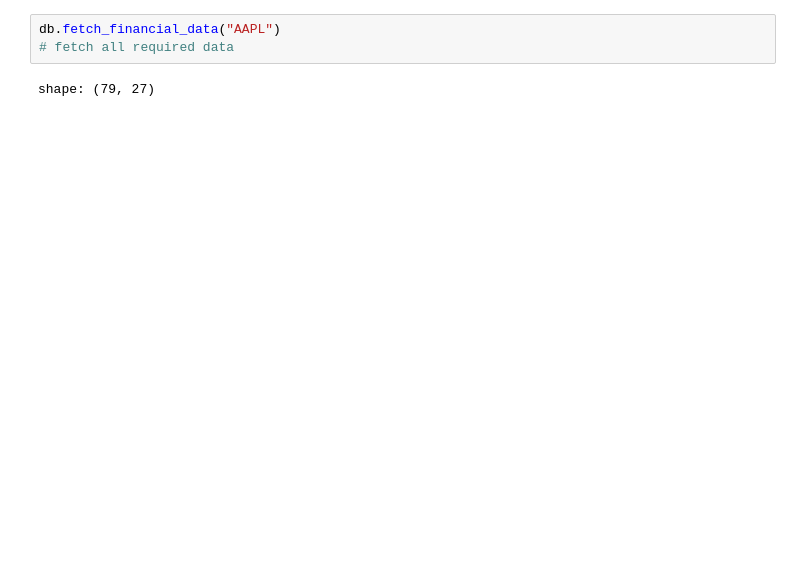
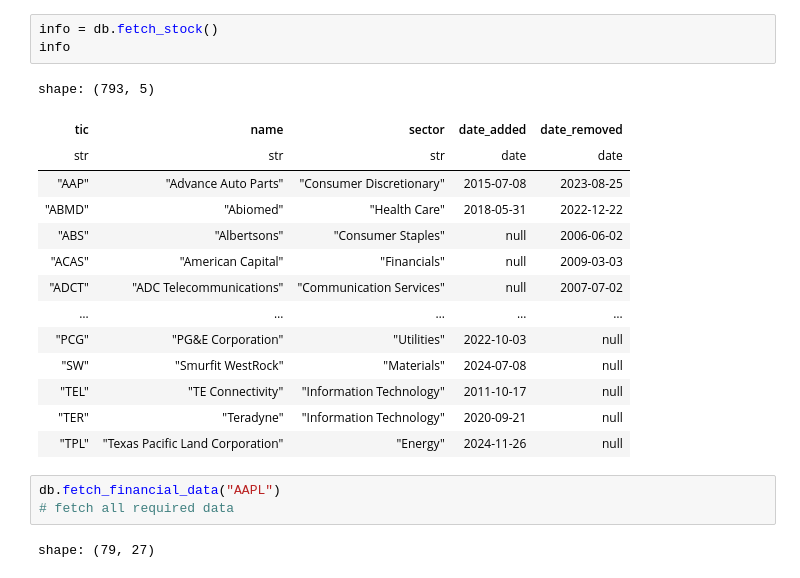
Before and after one commit to francisco3511/stocksense, a Jupyter notebook: notebooks/mock_data.ipynb, the cells around one changed output. Drawn from its saved outputs; the diff is of its cells as text; blank space fills up the shorter version.

```diff
--- a/notebooks/mock_data.ipynb
+++ b/notebooks/mock_data.ipynb
@@ -13,3 +13,21 @@ db = DatabaseHandler()
+# %%
+info = db.fetch_stock()
+info
+# %% [output]
+shape: (793, 5)
+| tic | name | sector | date_added | date_removed |
+| str | str | str | date | date |
+| "AAP" | "Advance Auto Parts" | "Consumer Discretionary" | 2015-07-08 | 2023-08-25 |
+| "ABMD" | "Abiomed" | "Health Care" | 2018-05-31 | 2022-12-22 |
+| "ABS" | "Albertsons" | "Consumer Staples" | null | 2006-06-02 |
+| "ACAS" | "American Capital" | "Financials" | null | 2009-03-03 |
+| "ADCT" | "ADC Telecommunications" | "Communication Services" | null | 2007-07-02 |
+| … | … | … | … | … |
+| "PCG" | "PG&E Corporation" | "Utilities" | 2022-10-03 | null |
+| "SW" | "Smurfit WestRock" | "Materials" | 2024-07-08 | null |
+| "TEL" | "TE Connectivity" | "Information Technology" | 2011-10-17 | null |
+| "TER" | "Teradyne" | "Information Technology" | 2020-09-21 | null |
+| "TPL" | "Texas Pacific Land Corporation" | "Energy" | 2024-11-26 | null |
 # %%
 db.fetch_financial_data("AAPL")
 # fetch all required data
```
Also changed, not shown: parts of 1 cell of this notebook, 11 other files.
